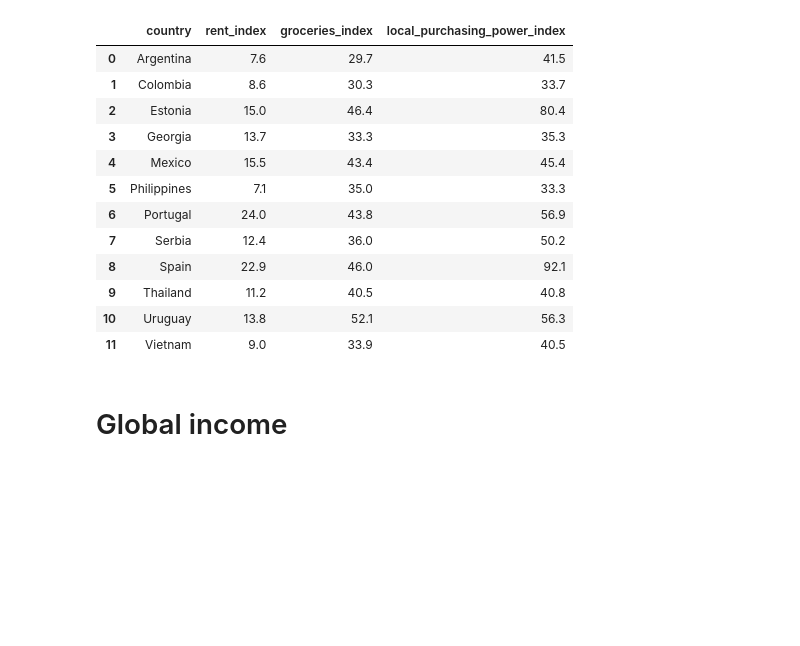
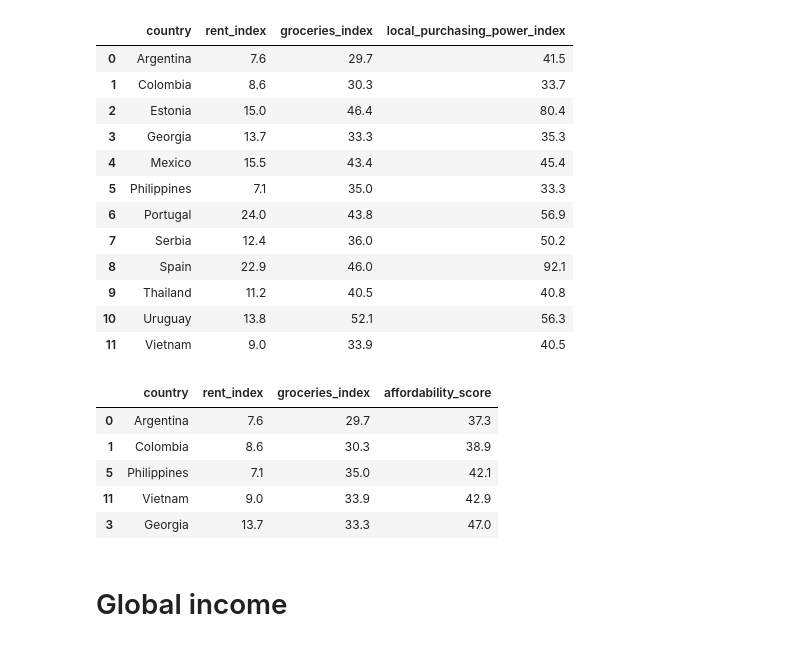
Before and after one commit to filipdjordjevic222/digital_nomads, a Jupyter notebook: Notebooks/Cost_of_living_clean.ipynb, the cells around one changed output. Cells and saved outputs as stored; diff of their text form; code cells hidden in the pictures; blank space fills up the shorter version.

```diff
--- a/Notebooks/Cost_of_living_clean.ipynb
+++ b/Notebooks/Cost_of_living_clean.ipynb
@@ -184,3 +184,21 @@ new_countries_cost_df
 | 9 | Thailand | 11.2 | 40.5 | 40.8 |
 | 10 | Uruguay | 13.8 | 52.1 | 56.3 |
 | 11 | Vietnam | 9.0 | 33.9 | 40.5 |
+# %%
+new_countries_cost_df['affordability_score'] = new_countries_cost_df['rent_index'] + new_countries_cost_df['groceries_index']
+
+# Sort by affordability score
+df_sorted = new_countries_cost_df.sort_values(by='affordability_score')
+
+# top 5 cheapest countries
+top_5_cheapest = df_sorted.head(5)
+
+
+top_5_cheapest[['country', 'rent_index', 'groceries_index', 'affordability_score']]
+# %% [output]
+|  | country | rent_index | groceries_index | affordability_score |
+| 0 | Argentina | 7.6 | 29.7 | 37.3 |
+| 1 | Colombia | 8.6 | 30.3 | 38.9 |
+| 5 | Philippines | 7.1 | 35.0 | 42.1 |
+| 11 | Vietnam | 9.0 | 33.9 | 42.9 |
+| 3 | Georgia | 13.7 | 33.3 | 47.0 |
```
Also changed, not shown: parts of 3 cells of this notebook, 4 other files.
